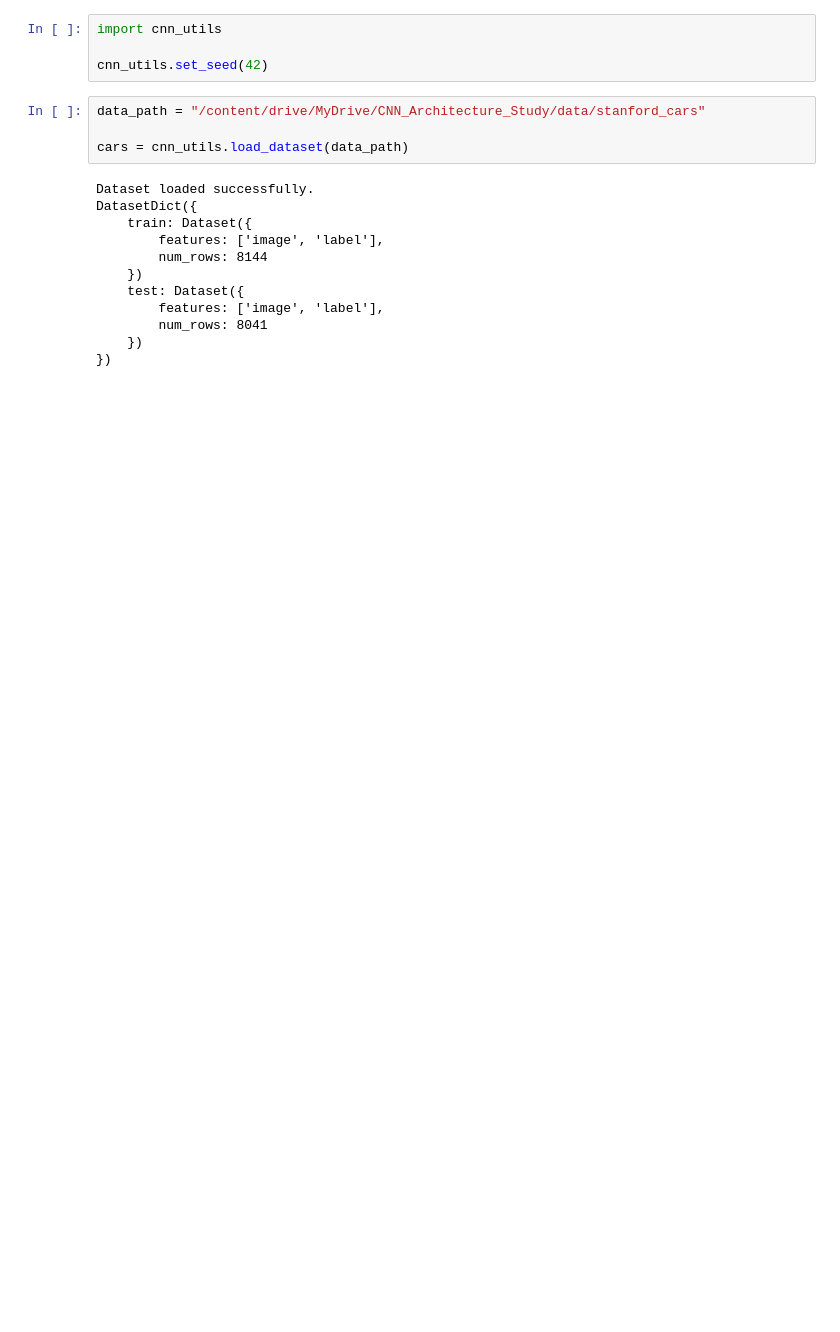
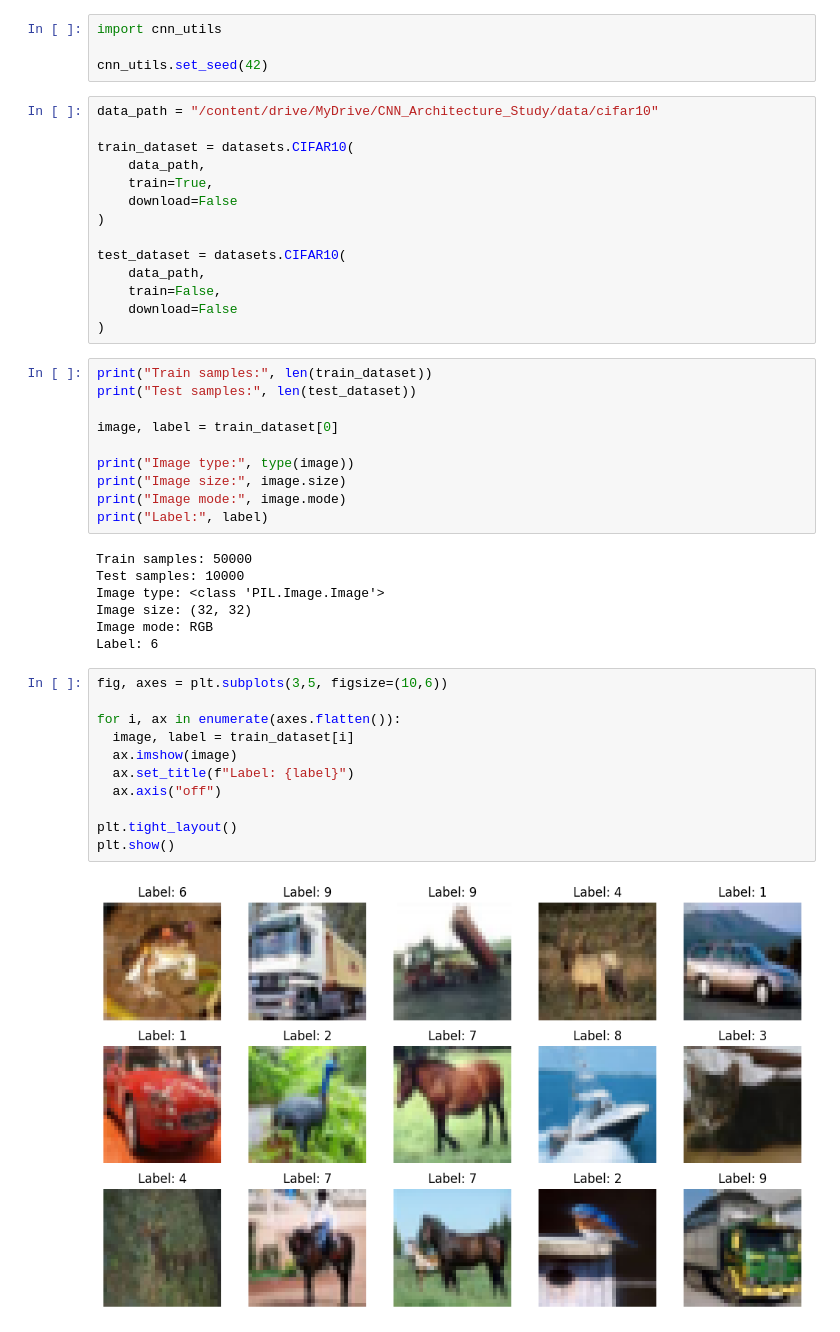
Before and after one commit to davidmba819/cnn-architecture-study, a Jupyter notebook: notebooks/VGG_Experiment.ipynb, the cells around one changed output. Saved outputs shown, nothing was run; the diff lists cells and outputs as text; blank space fills up the shorter version.

Commit message:
Update CIFAR-10 VGG experiment pipeline

```diff
--- a/notebooks/VGG_Experiment.ipynb
+++ b/notebooks/VGG_Experiment.ipynb
@@ -117,19 +141,47 @@ class Baseline(nn.Module):
 import cnn_utils
 
 cnn_utils.set_seed(42)
-# %%
-data_path = "/content/drive/MyDrive/CNN_Architecture_Study/data/stanford_cars"
-
-cars = cnn_utils.load_dataset(data_path)
-# %% [output]
-Dataset loaded successfully.
-DatasetDict({
-    train: Dataset({
-        features: ['image', 'label'],
-        num_rows: 8144
-    })
-    test: Dataset({
-        features: ['image', 'label'],
-        num_rows: 8041
-    })
-})
+# %%
+data_path = "/content/drive/MyDrive/CNN_Architecture_Study/data/cifar10"
+
+train_dataset = datasets.CIFAR10(
+    data_path,
+    train=True,
+    download=False
+)
+
+test_dataset = datasets.CIFAR10(
+    data_path,
+    train=False,
+    download=False
+)
+# %%
+print("Train samples:", len(train_dataset))
+print("Test samples:", len(test_dataset))
+
+image, label = train_dataset[0]
+
+print("Image type:", type(image))
+print("Image size:", image.size)
+print("Image mode:", image.mode)
+print("Label:", label)
+# %% [output]
+Train samples: 50000
+Test samples: 10000
+Image type: <class 'PIL.Image.Image'>
+Image size: (32, 32)
+Image mode: RGB
+Label: 6
+# %%
+fig, axes = plt.subplots(3,5, figsize=(10,6))
+
+for i, ax in enumerate(axes.flatten()):
+  image, label = train_dataset[i]
+  ax.imshow(image)
+  ax.set_title(f"Label: {label}")
+  ax.axis("off")
+
+plt.tight_layout()
+plt.show()
+# %% [output]
+[figure, added]
```
Also changed, not shown: parts of 26 cells of this notebook, 1 other file.
